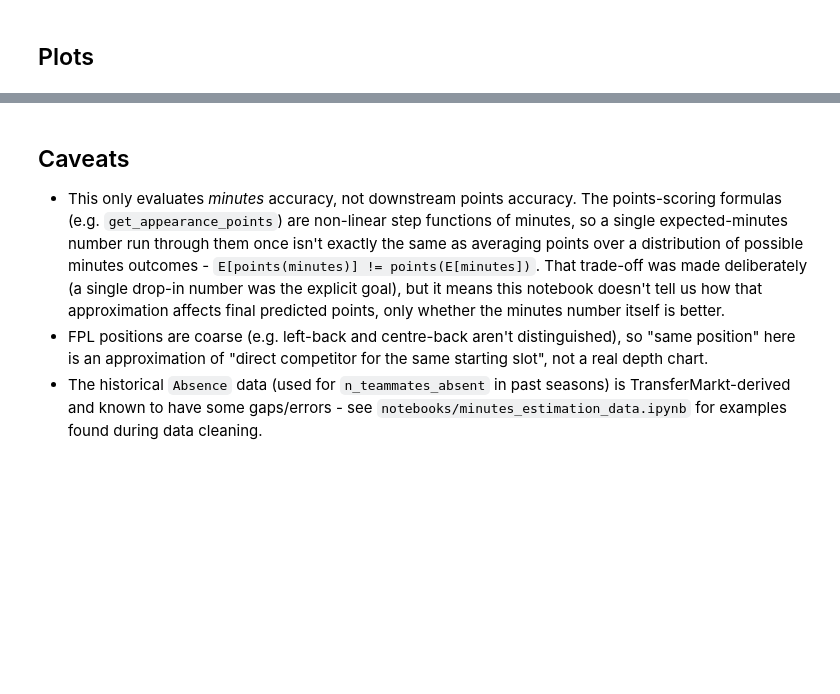
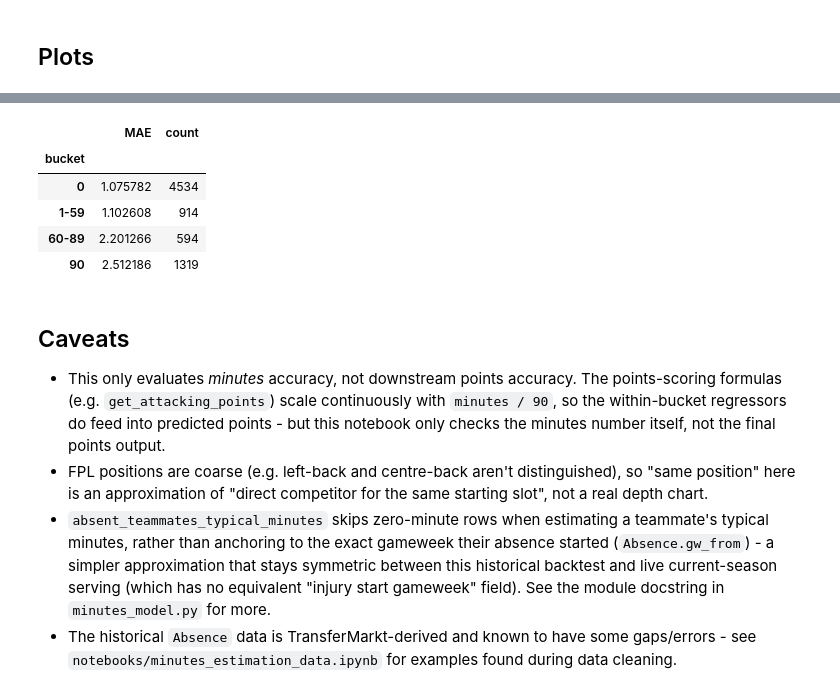
Before and after one commit to alan-turing-institute/AIrsenal, a Jupyter notebook: notebooks/minutes_model_2526_backtest.ipynb, the cells around one changed output, grey strips where cells are left out. Drawn from its saved outputs; the diff is of its cells as text; code cells hidden in the pictures; blank space fills up the shorter version.

```diff
--- a/notebooks/minutes_model_2526_backtest.ipynb
+++ b/notebooks/minutes_model_2526_backtest.ipynb
@@ -178,0 +238,15 @@ plt.tight_layout()
+# %%
+%%capture
+from airsenal.scripts.fill_predictedscore_table import make_predictedscore_table
+
+POINTS_BACKTEST_GAMEWEEKS = [5, 9, 13, 17, 21, 25, 29, 33, 37]
+POINTS_BACKTEST_TAG_PREFIX = "notebook_points_backtest_"
+
+prediction_tags = {}
+for gw in POINTS_BACKTEST_GAMEWEEKS:
+    prediction_tags[gw] = make_predictedscore_table(
+        gw_range=[gw],
+        season=TEST_SEASON,
+        tag_prefix=f"{POINTS_BACKTEST_TAG_PREFIX}{gw}_",
+        dbsession=session,
+    )
@@ -178,0 +305,10 @@ plt.tight_layout()
+# %%
+points_error = (points_df["predicted_points"] - points_df["actual_points"]).abs()
+points_rmse = np.sqrt(
+    ((points_df["predicted_points"] - points_df["actual_points"]) ** 2).mean()
+)
+corr = points_df["predicted_points"].corr(points_df["actual_points"])
+print(f"n = {len(points_df)}")
+print(f"MAE  = {points_error.mean():.2f}")
+print(f"RMSE = {points_rmse:.2f}")
+print(f"corr(predicted, actual) = {corr:.2f}")
@@ -179,14 +338,32 @@ plt.tight_layout()
+# %%
+minutes_bucket = pd.cut(
+    points_df["actual_minutes"],
+    bins=[-1, 0, 59, 89, 90],
+    labels=["0", "1-59", "60-89", "90"],
+)
+points_df.assign(bucket=minutes_bucket, abs_error=points_error).groupby(
+    "bucket", observed=True
+)["abs_error"].agg(["mean", "count"]).rename(columns={"mean": "MAE"})
+# %% [output]
+|  | MAE | count |
+| bucket |  |  |
+| 0 | 1.075782 | 4534 |
+| 1-59 | 1.102608 | 914 |
+| 60-89 | 2.201266 | 594 |
+| 90 | 2.512186 | 1319 |
 # %% [markdown]
 ## Caveats
 
 - This only evaluates *minutes* accuracy, not downstream points accuracy. The points-scoring formulas
-  (e.g. `get_appearance_points`) are non-linear step functions of minutes, so a single expected-minutes
-  number run through them once isn't exactly the same as averaging points over a distribution of possible
-  minutes outcomes - `E[points(minutes)] != points(E[minutes])`. That trade-off was made deliberately (a
-  single drop-in number was the explicit goal), but it means this notebook doesn't tell us how that
-  approximation affects final predicted points, only whether the minutes number itself is better.
+  (e.g. `get_attacking_points`) scale continuously with `minutes / 90`, so the within-bucket regressors do
+  feed into predicted points - but this notebook only checks the minutes number itself, not the final
+  points output.
 - FPL positions are coarse (e.g. left-back and centre-back aren't distinguished), so "same position" here
   is an approximation of "direct competitor for the same starting slot", not a real depth chart.
-- The historical `Absence` data (used for `n_teammates_absent` in past seasons) is TransferMarkt-derived
-  and known to have some gaps/errors - see `notebooks/minutes_estimation_data.ipynb` for examples found
-  during data cleaning.
+- `absent_teammates_typical_minutes` skips zero-minute rows when estimating a teammate's typical minutes,
+  rather than anchoring to the exact gameweek their absence started (`Absence.gw_from`) - a simpler
+  approximation that stays symmetric between this historical backtest and live current-season serving
+  (which has no equivalent "injury start gameweek" field). See the module docstring in
+  `minutes_model.py` for more.
+- The historical `Absence` data is TransferMarkt-derived and known to have some gaps/errors - see
+  `notebooks/minutes_estimation_data.ipynb` for examples found during data cleaning.
```
Also changed, not shown: parts of 15 cells of this notebook, 2 other files.
